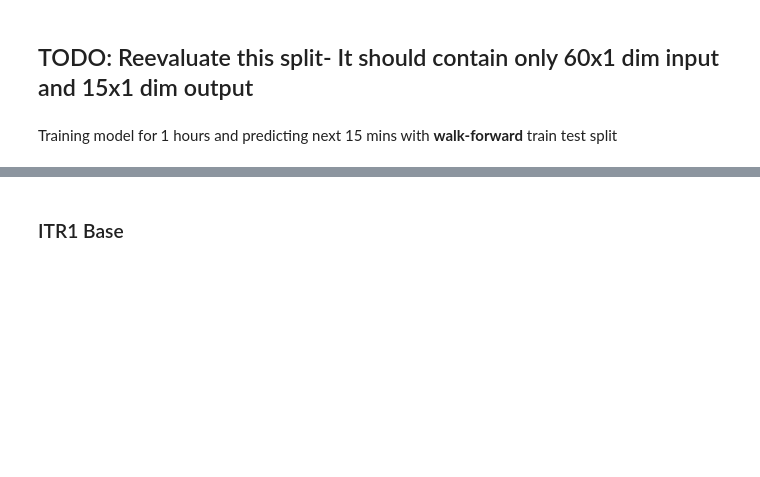
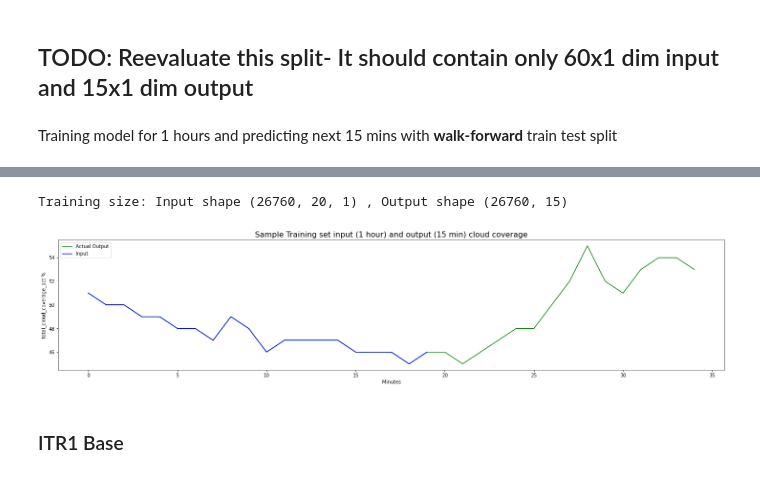
Before and after one commit to mrutyunjay17/solar-cloud-coverage-prediction, a Jupyter notebook: experiment_1.ipynb, the cells around one changed output, grey strips where cells are left out. Saved outputs shown, nothing was run; the diff lists cells and outputs as text; code cells hidden in the pictures; blank space fills up the shorter version.

```diff
--- a/experiment_1.ipynb
+++ b/experiment_1.ipynb
@@ -364,3 +385,19 @@ Test shape: X (406, 60, 1)  y (406, 15)
+# %%
+print("Training size: Input shape", train_x.shape, ", Output shape", train_y.shape)
+plt.figure(figsize=(25,5))
+
+item = 244
+
+plt.plot(np.concatenate([train_x[item].flatten(), train_y[item]]), 'g-', label="Actual Output")
+plt.plot(train_x[item].flatten(), 'b-', label="Input")
+plt.xlabel("Minutes")
+plt.ylabel("total_cloud_coverage_pct %")
+plt.legend()
+plt.title("Sample Training set input (1 hour) and output (15 min) cloud coverage", fontsize=16)
+plt.show()
+# %% [output]
+Training size: Input shape (26760, 20, 1) , Output shape (26760, 15)
+[figure, added]
 # %% [markdown]
 ### ITR1 Base
 # %%
```
Also changed, not shown: parts of 16 cells of this notebook, 1 other file.
